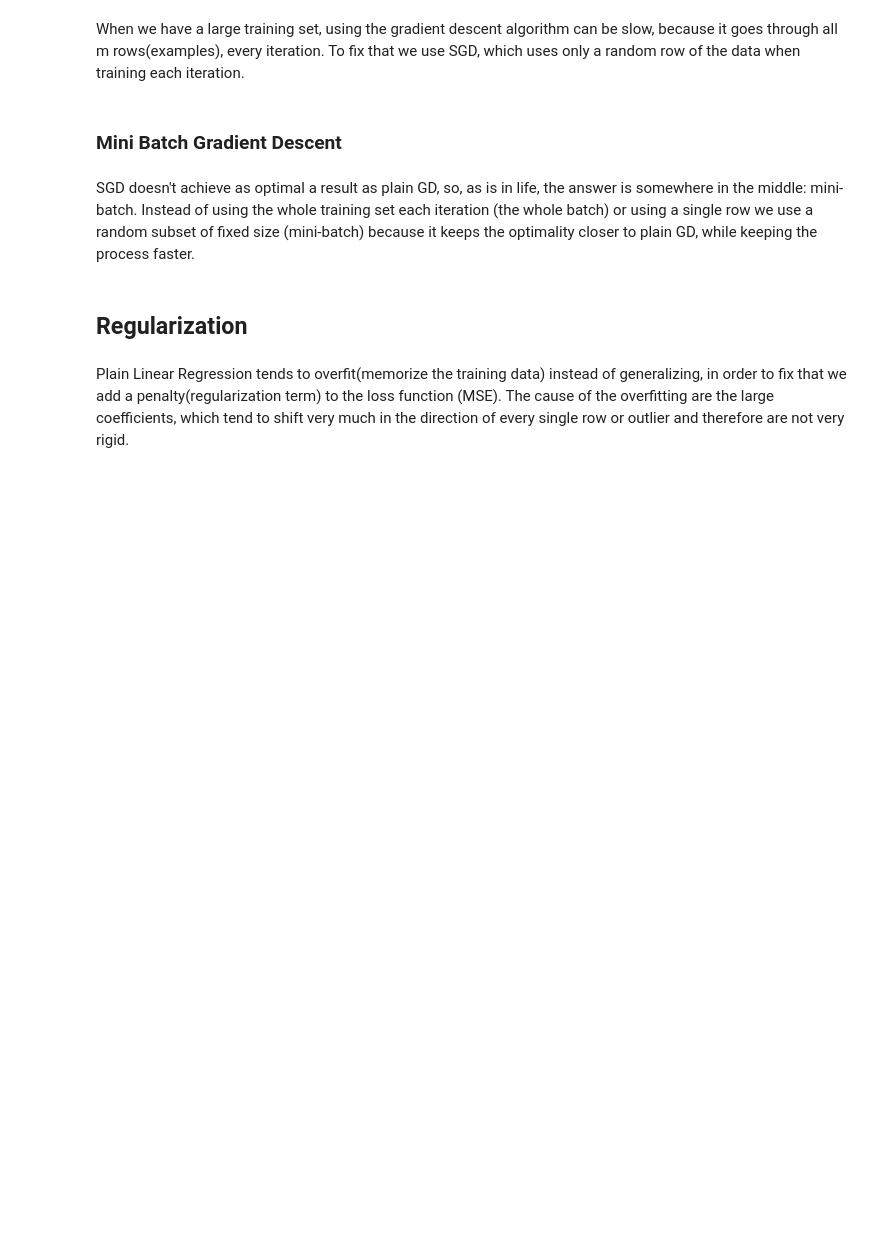
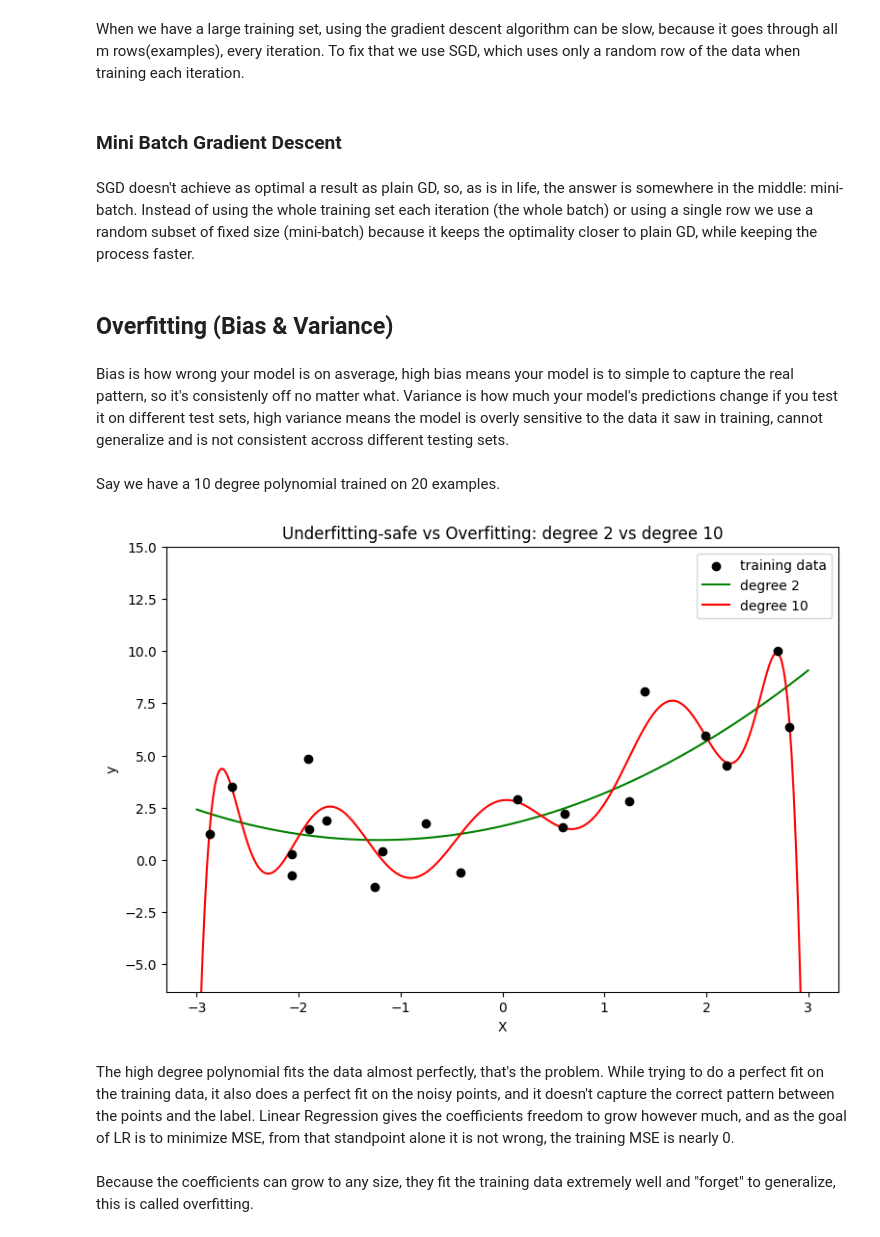
Before and after one commit to Vladutziss/Learning-ML, a Jupyter notebook: linear_regression_intuition.ipynb, the cells around one changed output. Drawn from its saved outputs; the diff is of its cells as text; code cells hidden in the pictures; blank space fills up the shorter version.

Commit message:
Added Overfitting, explanation of why more training data helps reduce overfitting

```diff
--- a/linear_regression_intuition.ipynb
+++ b/linear_regression_intuition.ipynb
@@ -209,6 +209,54 @@ When we have a large training set, using the gradient descent algorithm can be s
 # %% [markdown]
 SGD doesn't achieve as optimal a result as plain GD, so, as is in life, the answer is somewhere in the middle: mini-batch. Instead of using the whole training set each iteration (the whole batch) or using a single row we use a random subset of fixed size (mini-batch) because it keeps the optimality closer to plain GD, while keeping the process faster.
 # %% [markdown]
-## Regularization
+## Overfitting (Bias & Variance)
+# %% [markdown]
+Bias is how wrong your model is on asverage, high bias means your model is to simple to capture the real pattern, so it's consistenly off no matter what.
+Variance is how much your model's predictions change if you test it on different test sets, high variance means the model is overly sensitive to the data it saw in training, cannot generalize and is not consistent accross different testing sets.
 # %% [markdown]
-Plain Linear Regression tends to overfit(memorize the training data) instead of generalizing, in order to fix that we add a penalty(regularization term) to the loss function (MSE). The cause of the overfitting are the large coefficients, which tend to shift very much in the direction of every single row or outlier and therefore are not very rigid.
+Say we have a 10 degree polynomial trained on 20 examples.
+# %%
+import numpy as np
+import matplotlib.pyplot as plt
+from sklearn.preprocessing import PolynomialFeatures
+from sklearn.linear_model import LinearRegression
+from sklearn.pipeline import make_pipeline
+
+# Data
+np.random.seed(42)
+m = 20
+X = np.sort(np.random.uniform(-3, 3, m))
+y = 0.5 * X**2 + X + 2 + np.random.randn(m) * 2
+X = X.reshape(-1, 1)
+
+# Smooth x-range for plotting fitted curves
+X_plot = np.linspace(-3, 3, 300).reshape(-1, 1)
+
+# Fit degree 2 and degree 10
+degrees = [2, 10]
+colors = ["green", "red"]
+
+plt.figure(figsize=(9, 6))
+plt.scatter(X, y, color="black", zorder=5, label="training data")
+
+for degree, color in zip(degrees, colors):
+    model = make_pipeline(
+        PolynomialFeatures(degree=degree, include_bias=False),
+        LinearRegression()
+    )
+    model.fit(X, y)
+    y_plot = model.predict(X_plot)
+    plt.plot(X_plot, y_plot, color=color, label=f"degree {degree}")
+
+plt.ylim(y.min() - 5, y.max() + 5)   # cap y-axis so degree-10 blowup doesn't hide everything
+plt.legend()
+plt.title("Underfitting-safe vs Overfitting: degree 2 vs degree 10")
+plt.xlabel("X")
+plt.ylabel("y")
+plt.show()
+# %% [output]
+[figure, added]
+# %% [markdown]
+The high degree polynomial fits the data almost perfectly, that's the problem. While trying to do a perfect fit on the training data, it also does a perfect fit on the noisy points, and it doesn't capture the correct pattern between the points and the label. Linear Regression gives the coefficients freedom to grow however much, and as the goal of LR is to minimize MSE, from that standpoint alone it is not wrong, the training MSE is nearly 0.
+# %% [markdown]
+Because the coefficients can grow to any size, they fit the training data extremely well and "forget" to generalize, this is called overfitting.
```
Also changed, not shown: parts of 5 cells of this notebook.
